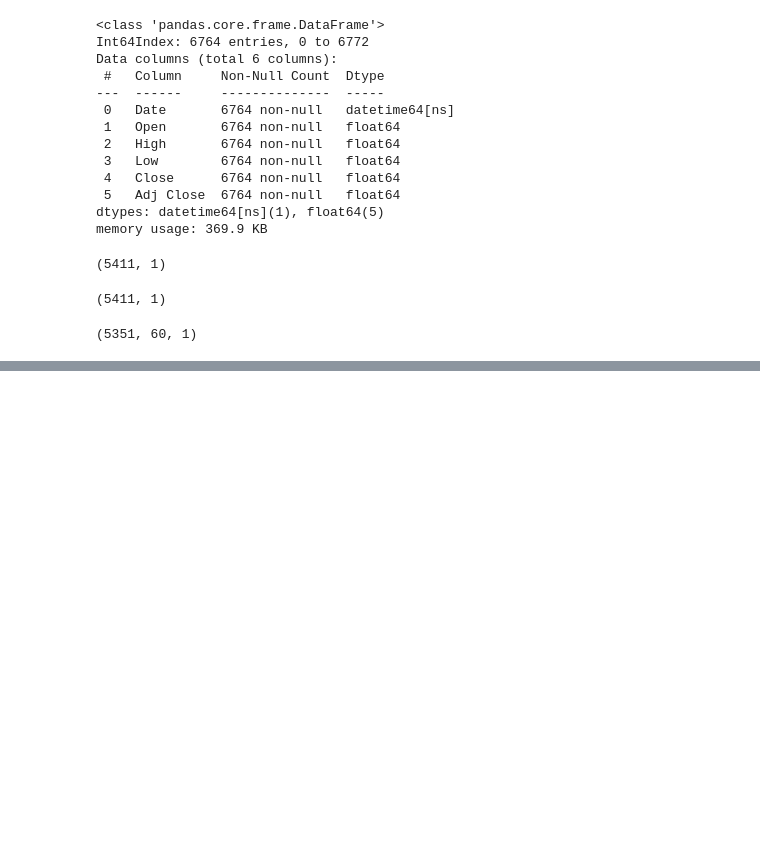
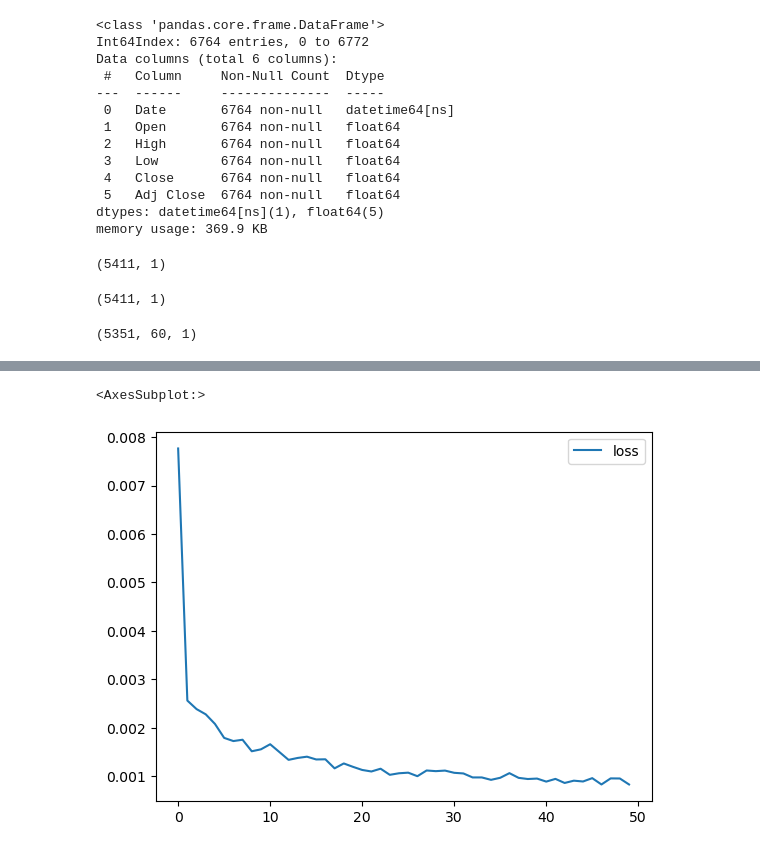
Before and after one commit to tanjeetsarkar/lstm_stock_prediction, a Jupyter notebook: stock_market/stock_sbi.ipynb, the cells around one changed output, grey strips where cells are left out. Drawn from its saved outputs; the diff is of its cells as text; code cells hidden in the pictures; blank space fills up the shorter version.

```diff
--- a/stock_market/stock_sbi.ipynb
+++ b/stock_market/stock_sbi.ipynb
@@ -206,5 +201,5 @@ model.add(LSTM(units=50))
 model.add(Dropout(0.2))
 model.add(Dense(units=1))
 model.compile(optimizer='adam',loss='mean_squared_error')
-model.fit(X_train,y_train,epochs=100,batch_size=32)
+model.fit(X_train,y_train,epochs=50,batch_size=32)
 # %% [output]
@@ -242,0 +232,7 @@ Epoch 100/100
+# %%
+losses = pd.DataFrame(model.history.history)
+# %%
+losses.plot()
+# %% [output]
+<AxesSubplot:>
+[figure, added]
```
Also changed, not shown: parts of 30 cells of this notebook, 1 other file.
